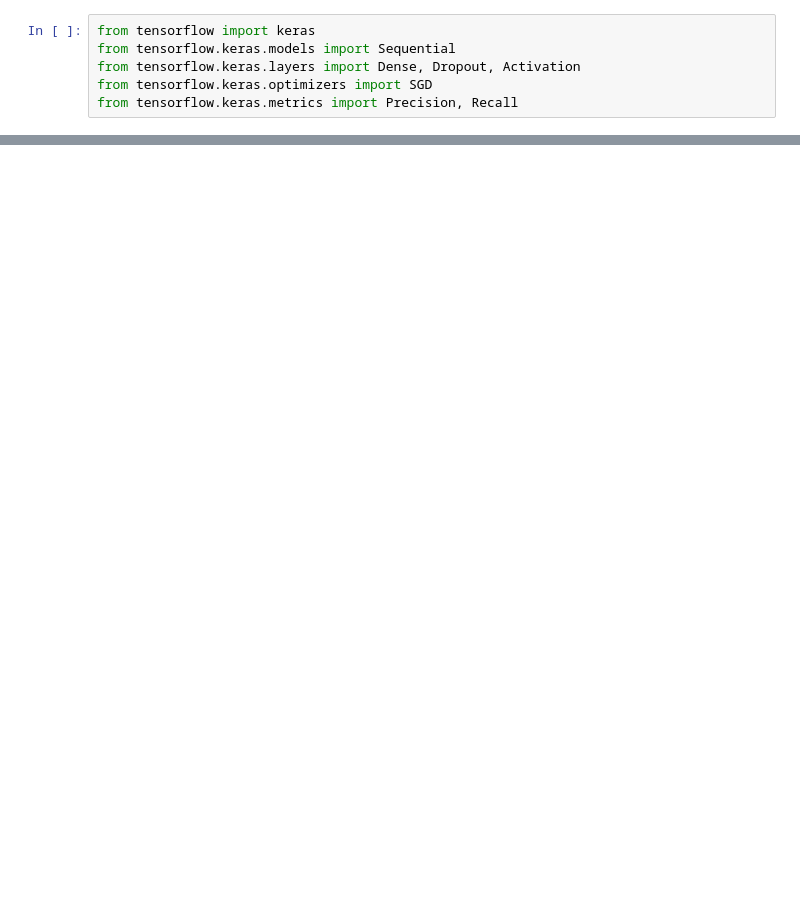
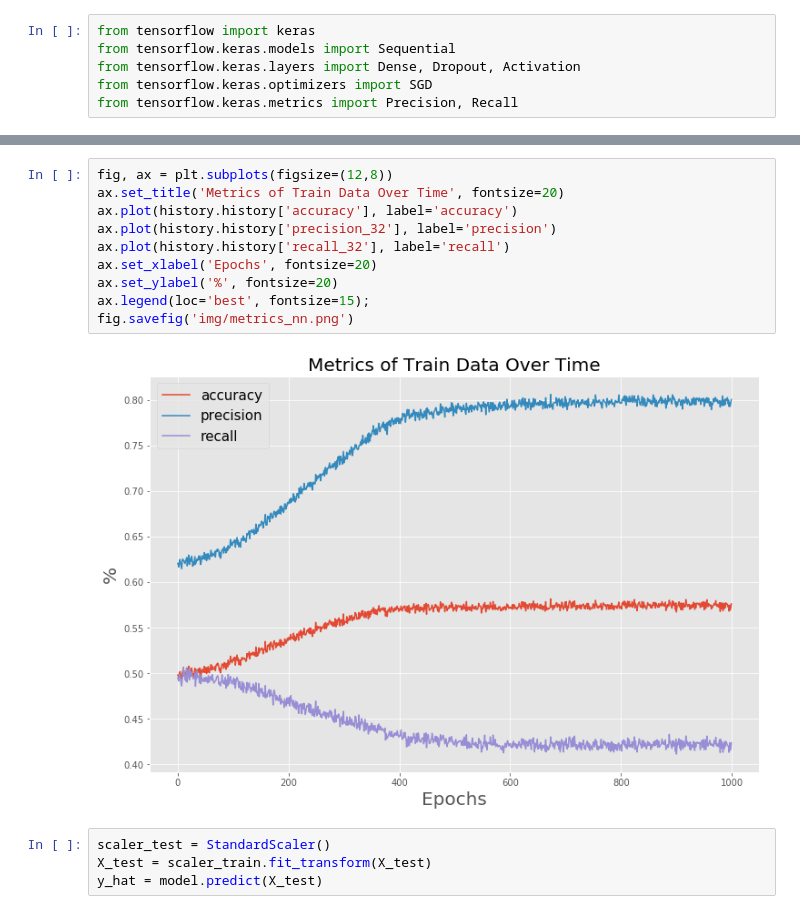
Before and after one commit to mkpetterson/ride-share-churn, a Jupyter notebook: neural_network.ipynb, the cells around one changed output, grey strips where cells are left out. Saved outputs shown, nothing was run; the diff lists cells and outputs as text; blank space fills up the shorter version.

```diff
--- a/neural_network.ipynb
+++ b/neural_network.ipynb
@@ -84,0 +159,16 @@ model.fit(X_train, y_train,
+# %%
+fig, ax = plt.subplots(figsize=(12,8))
+ax.set_title('Metrics of Train Data Over Time', fontsize=20)
+ax.plot(history.history['accuracy'], label='accuracy')
+ax.plot(history.history['precision_32'], label='precision')
+ax.plot(history.history['recall_32'], label='recall')
+ax.set_xlabel('Epochs', fontsize=20)
+ax.set_ylabel('%', fontsize=20)
+ax.legend(loc='best', fontsize=15);
+fig.savefig('img/metrics_nn.png')
+# %% [output]
+[figure, added]
+# %%
+scaler_test = StandardScaler()
+X_test = scaler_train.fit_transform(X_test)
+y_hat = model.predict(X_test)
```
Also changed, not shown: parts of 9 cells of this notebook, 6 other files.
